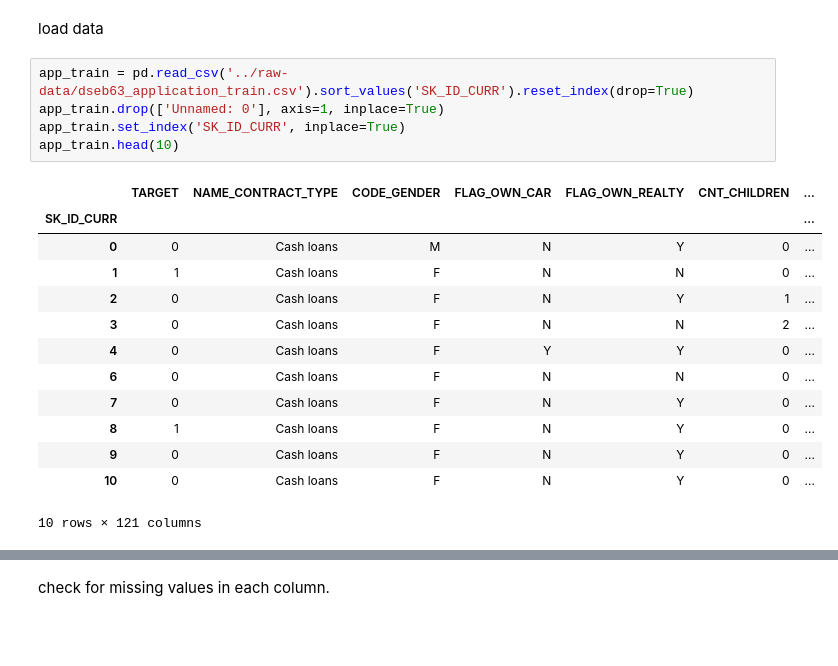
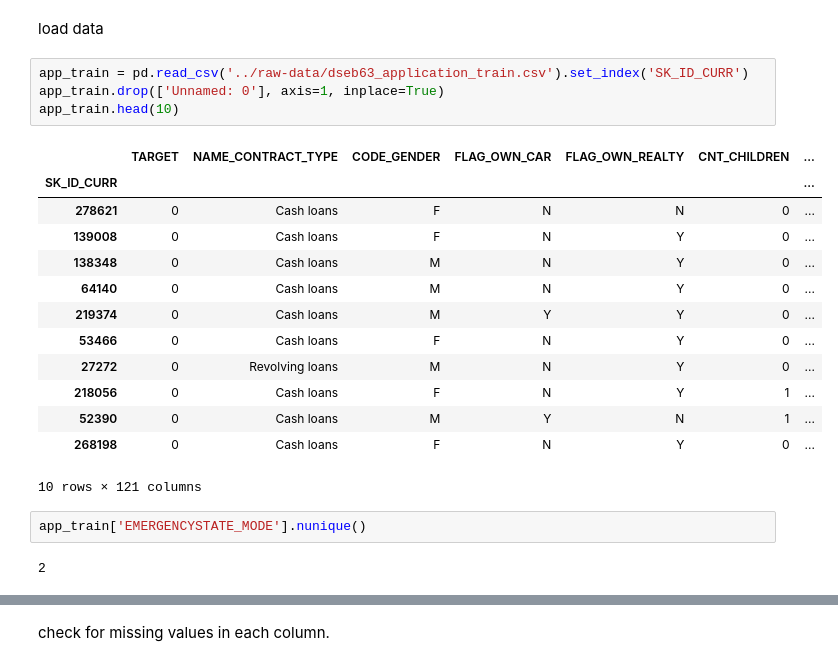
Before and after one commit to ngocngx/home-credit-default-risk, a Jupyter notebook: eda/app_train.ipynb, the cells around one changed output, grey strips where cells are left out. Drawn from its saved outputs; the diff is of its cells as text; blank space fills up the shorter version.

Commit message:
edit process data

```diff
--- a/eda/app_train.ipynb
+++ b/eda/app_train.ipynb
@@ -8,21 +27,24 @@ https://medium.com/@praveenkotha/home-credit-default-risk-end-to-end-machine-lea
 # %% [markdown]
 load data
 # %%
-app_train = pd.read_csv('../raw-data/dseb63_application_train.csv').sort_values('SK_ID_CURR').reset_index(drop=True)
+app_train = pd.read_csv('../raw-data/dseb63_application_train.csv').set_index('SK_ID_CURR')
 app_train.drop(['Unnamed: 0'], axis=1, inplace=True)
-app_train.set_index('SK_ID_CURR', inplace=True)
 app_train.head(10)
 # %% [output]
 |  | TARGET | NAME_CONTRACT_TYPE | CODE_GENDER | FLAG_OWN_CAR | FLAG_OWN_REALTY | CNT_CHILDREN | ... |
 | SK_ID_CURR |  |  |  |  |  |  | ... |
-| 0 | 0 | Cash loans | M | N | Y | 0 | ... |
-| 1 | 1 | Cash loans | F | N | N | 0 | ... |
-| 2 | 0 | Cash loans | F | N | Y | 1 | ... |
-| 3 | 0 | Cash loans | F | N | N | 2 | ... |
-| 4 | 0 | Cash loans | F | Y | Y | 0 | ... |
-| 6 | 0 | Cash loans | F | N | N | 0 | ... |
-| 7 | 0 | Cash loans | F | N | Y | 0 | ... |
-| 8 | 1 | Cash loans | F | N | Y | 0 | ... |
-| 9 | 0 | Cash loans | F | N | Y | 0 | ... |
-| 10 | 0 | Cash loans | F | N | Y | 0 | ... |
+| 278621 | 0 | Cash loans | F | N | N | 0 | ... |
+| 139008 | 0 | Cash loans | F | N | Y | 0 | ... |
+| 138348 | 0 | Cash loans | M | N | Y | 0 | ... |
+| 64140 | 0 | Cash loans | M | N | Y | 0 | ... |
+| 219374 | 0 | Cash loans | M | Y | Y | 0 | ... |
+| 53466 | 0 | Cash loans | F | N | Y | 0 | ... |
+| 27272 | 0 | Revolving loans | M | N | Y | 0 | ... |
+| 218056 | 0 | Cash loans | F | N | Y | 1 | ... |
+| 52390 | 0 | Cash loans | M | Y | N | 1 | ... |
+| 268198 | 0 | Cash loans | F | N | Y | 0 | ... |
 10 rows × 121 columns
+# %%
+app_train['EMERGENCYSTATE_MODE'].nunique()
+# %% [output]
+2
```
Also changed, not shown: parts of 19 cells of this notebook, 11 other files.
